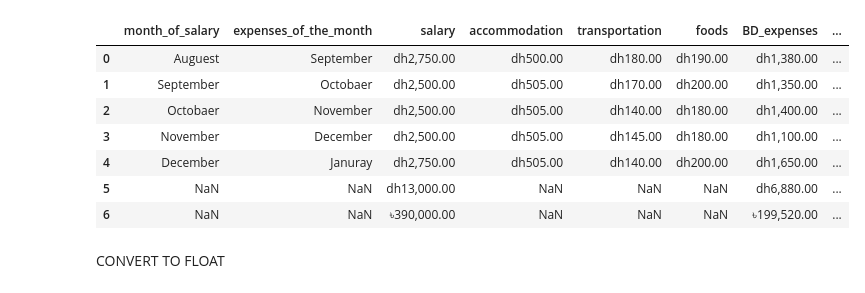
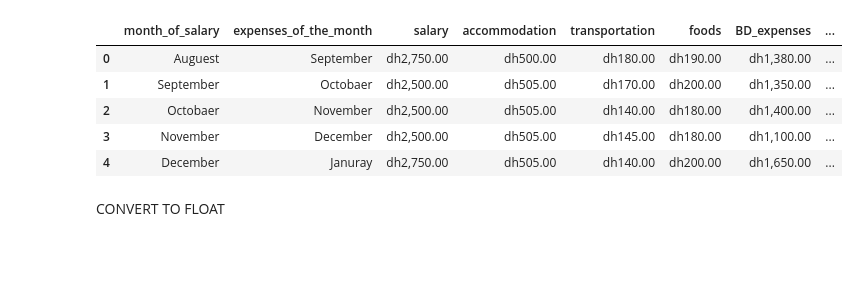
Before and after one commit to doofenzy/datascience-expenses, a Jupyter notebook: daily_expenses.ipynb, the cells around one changed output. Drawn from its saved outputs; the diff is of its cells as text; code cells hidden in the pictures; blank space fills up the shorter version.

```diff
--- a/daily_expenses.ipynb
+++ b/daily_expenses.ipynb
@@ -1,19 +1,20 @@
 # %%
 import pandas as pd
 import matplotlib.pyplot as plt
+import numpy as np
 
 column_names = ['month_of_salary', 'expenses_of_the_month', 'salary', 'accommodation', 'transportation', 'foods', 'BD_expenses', 'others', 'total_cost', 'remaining']
 df = pd.read_csv("expenses.csv", names=column_names, header=0)
+df = df.dropna(subset=['month_of_salary', 'expenses_of_the_month'])
+df = df.reset_index(drop=True)
 df.head(10)
 # %% [output]
 |  | month_of_salary | expenses_of_the_month | salary | accommodation | transportation | foods | BD_expenses | ... |
 | 0 | Auguest | September | dh2,750.00 | dh500.00 | dh180.00 | dh190.00 | dh1,380.00 | ... |
 | 1 | September | Octobaer | dh2,500.00 | dh505.00 | dh170.00 | dh200.00 | dh1,350.00 | ... |
 | 2 | Octobaer | November | dh2,500.00 | dh505.00 | dh140.00 | dh180.00 | dh1,400.00 | ... |
 | 3 | November | December | dh2,500.00 | dh505.00 | dh145.00 | dh180.00 | dh1,100.00 | ... |
 | 4 | December | Januray | dh2,750.00 | dh505.00 | dh140.00 | dh200.00 | dh1,650.00 | ... |
-| 5 | NaN | NaN | dh13,000.00 | NaN | NaN | NaN | dh6,880.00 | ... |
-| 6 | NaN | NaN | ৳390,000.00 | NaN | NaN | NaN | ৳199,520.00 | ... |
 # %% [markdown]
 CONVERT TO FLOAT
 # %%
```
Also changed, not shown: parts of 5 cells of this notebook.
